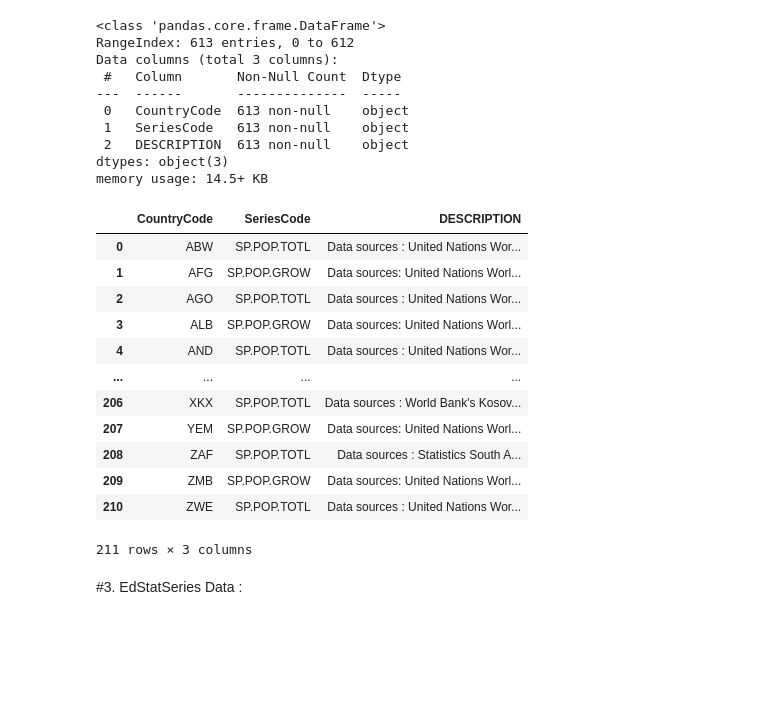
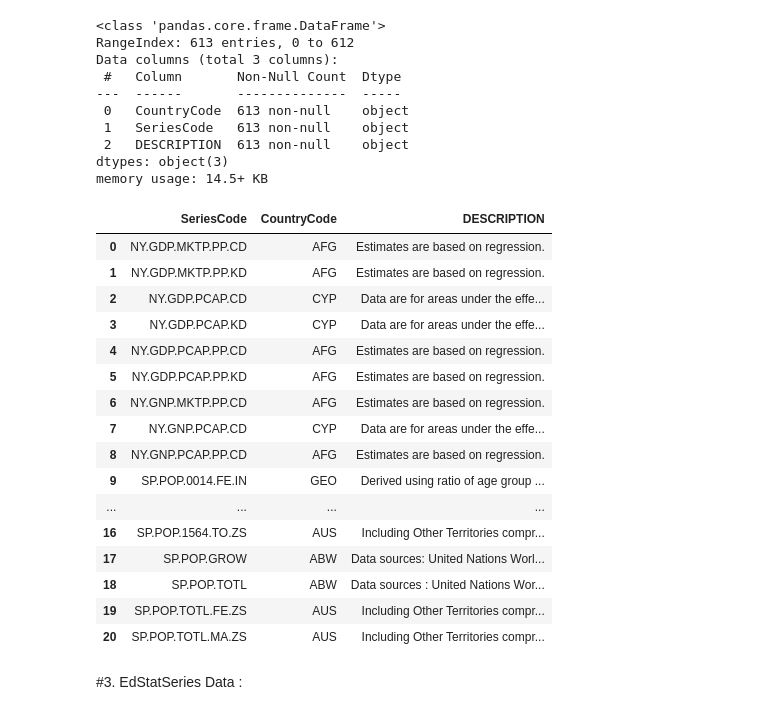
Before and after one commit to kronze1996/Capstone-Project-1, a Jupyter notebook: Kartikey_Sharma_Team_7_Capstone_Project.ipynb, the cells around one changed output. Drawn from its saved outputs; the diff is of its cells as text; code cells hidden in the pictures; blank space fills up the shorter version.

```diff
--- a/Kartikey_Sharma_Team_7_Capstone_Project.ipynb
+++ b/Kartikey_Sharma_Team_7_Capstone_Project.ipynb
@@ -288,21 +377,25 @@ Data columns (total 3 columns):
 dtypes: object(3)
 memory usage: 14.5+ KB
 # %%
-CountrySeries_df.groupby("CountryCode").first().reset_index()
+CountrySeries_df.groupby("SeriesCode").first().reset_index()
 # %% [output]
-|  | CountryCode | SeriesCode | DESCRIPTION |
-| 0 | ABW | SP.POP.TOTL | Data sources : United Nations Wor... |
-| 1 | AFG | SP.POP.GROW | Data sources: United Nations Worl... |
-| 2 | AGO | SP.POP.TOTL | Data sources : United Nations Wor... |
-| 3 | ALB | SP.POP.GROW | Data sources: United Nations Worl... |
-| 4 | AND | SP.POP.TOTL | Data sources : United Nations Wor... |
+|  | SeriesCode | CountryCode | DESCRIPTION |
+| 0 | NY.GDP.MKTP.PP.CD | AFG | Estimates are based on regression. |
+| 1 | NY.GDP.MKTP.PP.KD | AFG | Estimates are based on regression. |
+| 2 | NY.GDP.PCAP.CD | CYP | Data are for areas under the effe... |
+| 3 | NY.GDP.PCAP.KD | CYP | Data are for areas under the effe... |
+| 4 | NY.GDP.PCAP.PP.CD | AFG | Estimates are based on regression. |
+| 5 | NY.GDP.PCAP.PP.KD | AFG | Estimates are based on regression. |
+| 6 | NY.GNP.MKTP.PP.CD | AFG | Estimates are based on regression. |
+| 7 | NY.GNP.PCAP.CD | CYP | Data are for areas under the effe... |
+| 8 | NY.GNP.PCAP.PP.CD | AFG | Estimates are based on regression. |
+| 9 | SP.POP.0014.FE.IN | GEO | Derived using ratio of age group ... |
 | ... | ... | ... | ... |
-| 206 | XKX | SP.POP.TOTL | Data sources : World Bank's Kosov... |
-| 207 | YEM | SP.POP.GROW | Data sources: United Nations Worl... |
-| 208 | ZAF | SP.POP.TOTL | Data sources : Statistics South A... |
-| 209 | ZMB | SP.POP.GROW | Data sources: United Nations Worl... |
-| 210 | ZWE | SP.POP.TOTL | Data sources : United Nations Wor... |
+| 16 | SP.POP.1564.TO.ZS | AUS | Including Other Territories compr... |
+| 17 | SP.POP.GROW | ABW | Data sources: United Nations Worl... |
+| 18 | SP.POP.TOTL | ABW | Data sources : United Nations Wor... |
+| 19 | SP.POP.TOTL.FE.ZS | AUS | Including Other Territories compr... |
+| 20 | SP.POP.TOTL.MA.ZS | AUS | Including Other Territories compr... |
-211 rows × 3 columns
 # %% [markdown]
 #3. EdStatSeries Data :
 # %%
```
Also changed, not shown: parts of 22 cells of this notebook.
